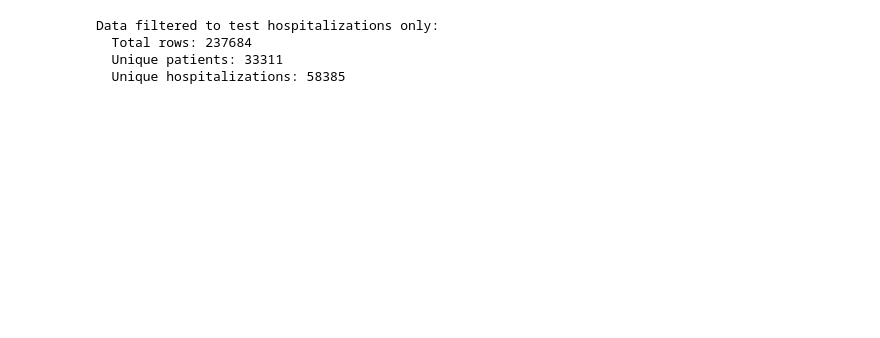
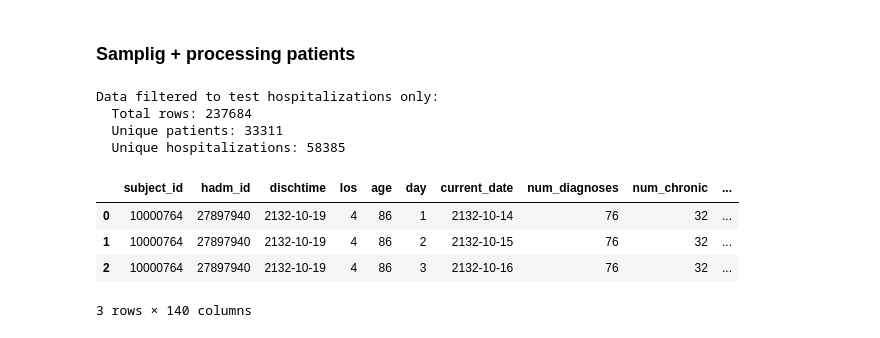
Before and after one commit to arinapetukhova/trusted_llm_risk_profiling, a Jupyter notebook: context_formatting.ipynb, the cells around one changed output. Drawn from its saved outputs; the diff is of its cells as text; code cells hidden in the pictures; blank space fills up the shorter version.

```diff
--- a/context_formatting.ipynb
+++ b/context_formatting.ipynb
@@ -1,2 +1,4 @@
+# %% [markdown]
+### Samplig + processing patients
 # %%
 import pandas as pd
@@ -22,4 +27,22 @@ Data filtered to test hospitalizations only:
   Total rows: 237684
   Unique patients: 33311
   Unique hospitalizations: 58385
+# %%
+import numpy as np
+threshold = 0.2158
+total_data["risk_scaled"] = np.where(
+    total_data["predicted_proba"] <= threshold,
+    0.5 * total_data["predicted_proba"] / threshold,
+    0.5 + 0.5 * (
+        (total_data["predicted_proba"] - threshold)
+        / (total_data["predicted_proba"].max() - threshold)
+    )
+)
+total_data.head(3)
+# %% [output]
+|  | subject_id | hadm_id | dischtime | los | age | day | current_date | num_diagnoses | num_chronic | ... |
+| 0 | 10000764 | 27897940 | 2132-10-19 | 4 | 86 | 1 | 2132-10-14 | 76 | 32 | ... |
+| 1 | 10000764 | 27897940 | 2132-10-19 | 4 | 86 | 2 | 2132-10-15 | 76 | 32 | ... |
+| 2 | 10000764 | 27897940 | 2132-10-19 | 4 | 86 | 3 | 2132-10-16 | 76 | 32 | ... |
+3 rows × 140 columns
 # %%
```
Also changed, not shown: parts of 14 cells of this notebook.
